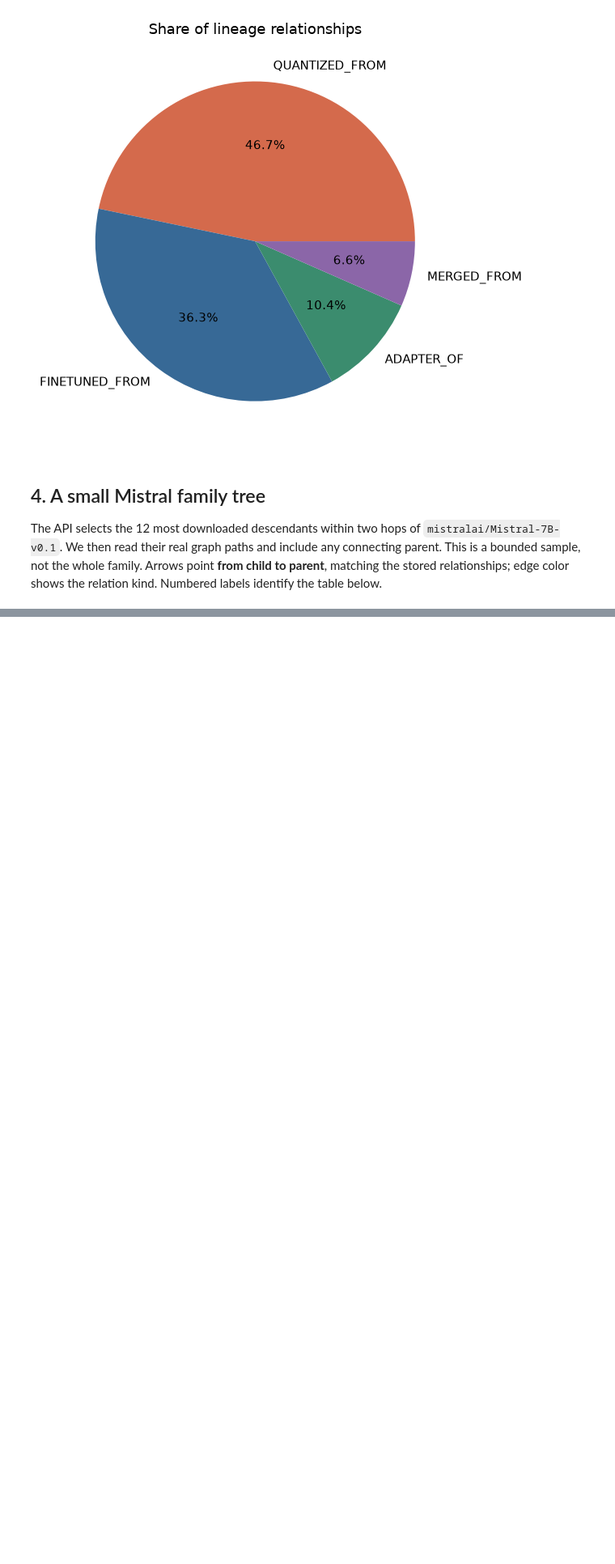
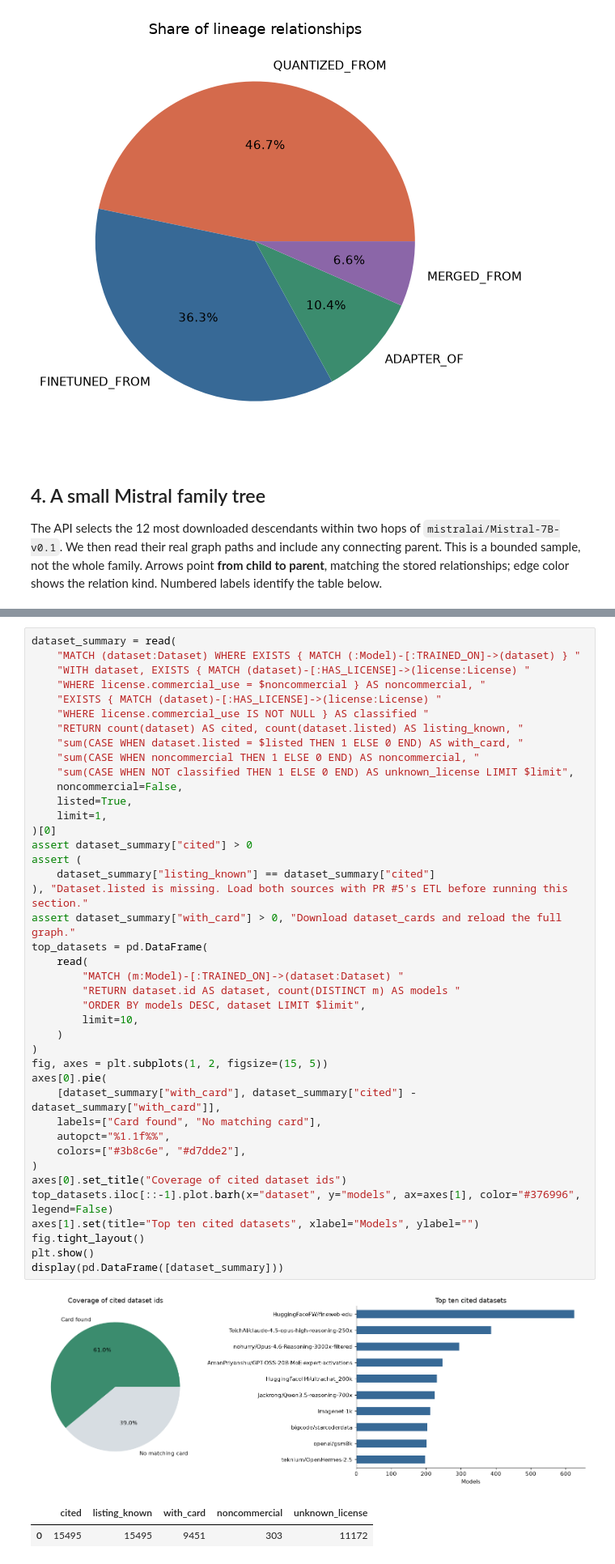
Before and after one commit to mariusrang/ModelAtlas, a Jupyter notebook: demo.ipynb, the cells around one changed output, grey strips where cells are left out. Shown at 81% size. Saved outputs shown, nothing was run; the diff lists cells and outputs as text; blank space fills up the shorter version.

```diff
--- a/demo.ipynb
+++ b/demo.ipynb
@@ -304,0 +366,45 @@ API sample: 12 descendants; drawing includes 13 nodes and 12 real edges.
+# %%
+dataset_summary = read(
+    "MATCH (dataset:Dataset) WHERE EXISTS { MATCH (:Model)-[:TRAINED_ON]->(dataset) } "
+    "WITH dataset, EXISTS { MATCH (dataset)-[:HAS_LICENSE]->(license:License) "
+    "WHERE license.commercial_use = $noncommercial } AS noncommercial, "
+    "EXISTS { MATCH (dataset)-[:HAS_LICENSE]->(license:License) "
+    "WHERE license.commercial_use IS NOT NULL } AS classified "
+    "RETURN count(dataset) AS cited, count(dataset.listed) AS listing_known, "
+    "sum(CASE WHEN dataset.listed = $listed THEN 1 ELSE 0 END) AS with_card, "
+    "sum(CASE WHEN noncommercial THEN 1 ELSE 0 END) AS noncommercial, "
+    "sum(CASE WHEN NOT classified THEN 1 ELSE 0 END) AS unknown_license LIMIT $limit",
+    noncommercial=False,
+    listed=True,
+    limit=1,
+)[0]
+assert dataset_summary["cited"] > 0
+assert (
+    dataset_summary["listing_known"] == dataset_summary["cited"]
+), "Dataset.listed is missing. Load both sources with PR #5's ETL before running this section."
+assert dataset_summary["with_card"] > 0, "Download dataset_cards and reload the full graph."
+top_datasets = pd.DataFrame(
+    read(
+        "MATCH (m:Model)-[:TRAINED_ON]->(dataset:Dataset) "
+        "RETURN dataset.id AS dataset, count(DISTINCT m) AS models "
+        "ORDER BY models DESC, dataset LIMIT $limit",
+        limit=10,
+    )
+)
+fig, axes = plt.subplots(1, 2, figsize=(15, 5))
+axes[0].pie(
+    [dataset_summary["with_card"], dataset_summary["cited"] - dataset_summary["with_card"]],
+    labels=["Card found", "No matching card"],
+    autopct="%1.1f%%",
+    colors=["#3b8c6e", "#d7dde2"],
+)
+axes[0].set_title("Coverage of cited dataset ids")
+top_datasets.iloc[::-1].plot.barh(x="dataset", y="models", ax=axes[1], color="#376996", legend=False)
+axes[1].set(title="Top ten cited datasets", xlabel="Models", ylabel="")
+fig.tight_layout()
+plt.show()
+display(pd.DataFrame([dataset_summary]))
+# %% [output]
+[figure, added]
+|  | cited | listing_known | with_card | noncommercial | unknown_license |
+| 0 | 15495 | 15495 | 9451 | 303 | 11172 |
```
Also changed, not shown: parts of 8 cells of this notebook.
